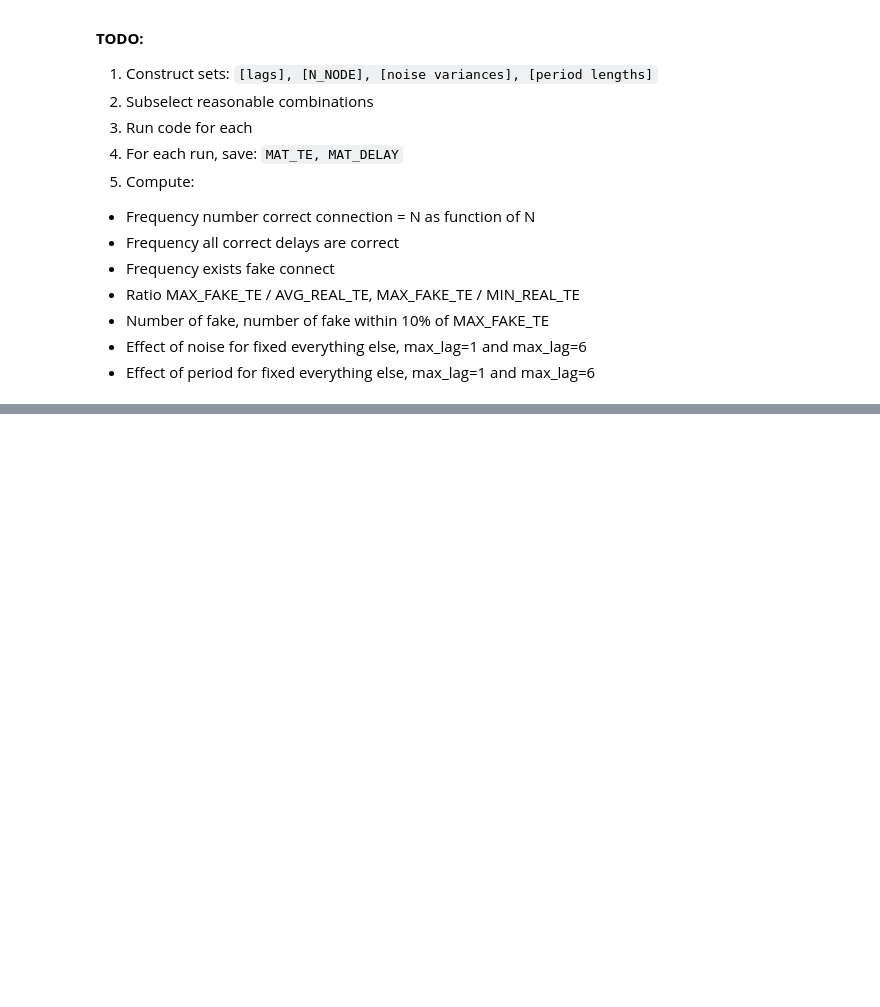
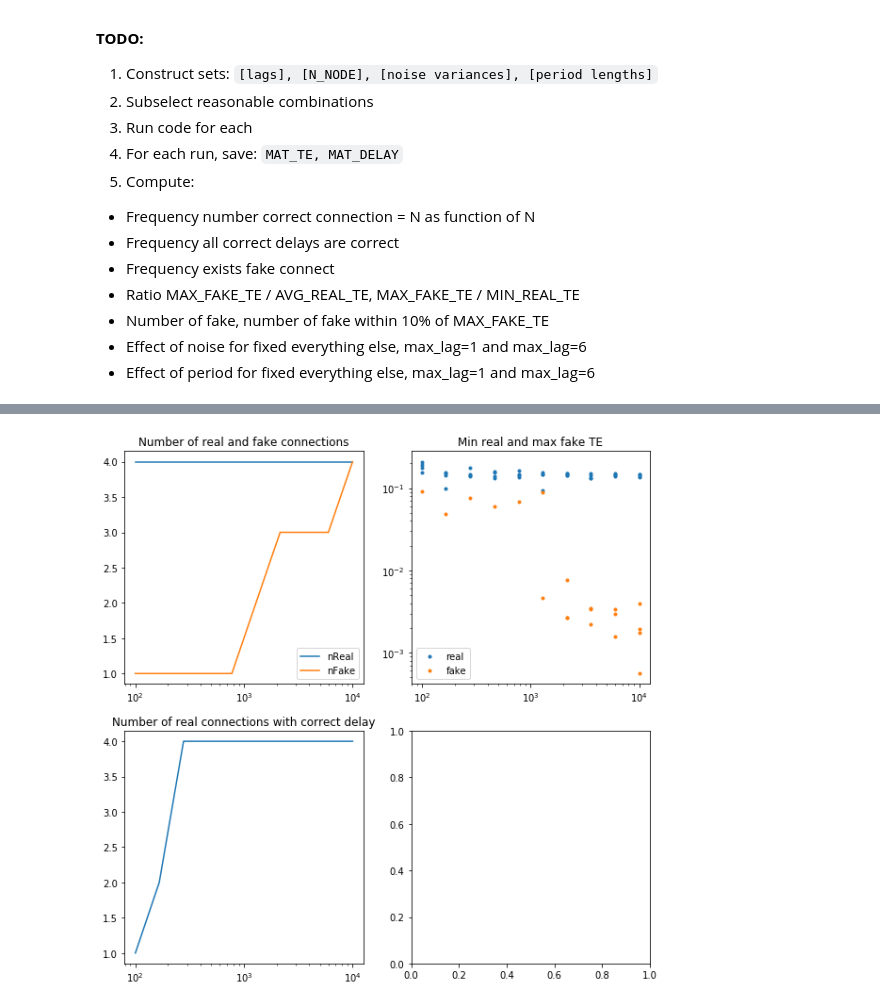
Before and after one commit to aleksejs-fomins/snippets-data-analysis, a Jupyter notebook: libraries/IDTxl/sanitycheck-multivariate-te.ipynb, the cells around one changed output, grey strips where cells are left out. Drawn from its saved outputs; the diff is of its cells as text; code cells hidden in the pictures; blank space fills up the shorter version.

```diff
--- a/libraries/IDTxl/sanitycheck-multivariate-te.ipynb
+++ b/libraries/IDTxl/sanitycheck-multivariate-te.ipynb
@@ -108,3 +136,23 @@ For var 4 sources [2, 1, 3, 0] delays [1, 1, 1, 1] te [0.00259699 0.00410539 0.0
   * Number of fake, number of fake within 10% of MAX_FAKE_TE
   * Effect of noise for fixed everything else, max_lag=1 and max_lag=6
   * Effect of period for fixed everything else, max_lag=1 and max_lag=6
+# %%
+%%time
+# Set parameters
+param = {
+    'ALPHA'   : 0.9,
+    'N_NODE'  : 5,
+    'N_DATA'  : 10000,
+    'T'       : 100,
+    'STD'     : 0.2
+}
+min_lag, max_lag = 1, 5
+
+nDataLst = (10**(np.linspace(2, 4, 10))).astype(int)
+resultsLst = []
+
+for N_DATA in nDataLst:
+    param['N_DATA'] = N_DATA
+
+    DS1 = DynSys(param)
+    resultsLst += [parseResults(DS1.computeTE(min_lag, max_lag), param['N_NODE'])]
@@ -110,0 +177,49 @@ For var 4 sources [2, 1, 3, 0] delays [1, 1, 1, 1] te [0.00259699 0.00410539 0.0
+# %%
+def flatten(lst):
+    return [v for sublst in lst for v in sublst]
+
+statsGlob = {'realTE' : [], 'fakeTE' : [], 'realLag' : [], 'fakeLag' : []}
+
+for N_DATA, rez in zip(nDataLst, resultsLst):
+    statsLoc = {'realTE' : [], 'fakeTE' : [], 'realLag' : [], 'fakeLag' : []}
+
+    for index, row in rez.iterrows():
+        i, j = int(row['src']), int(row['trg'])
+        if DS1.M[j,i] == 0:
+            statsLoc['fakeTE'] += [row['te']]
+            statsLoc['fakeLag'] += [row['lag']]
+        else:
+            statsLoc['realTE'] += [row['te']]
+            statsLoc['realLag'] += [row['lag']]
+
+    for key, val in statsLoc.items():
+        statsGlob[key] += [val]
+
+
+######################
+# Analysis
+######################
+nReal = [len(l) for l in statsGlob['realTE']]  # Number of real connections
+nFake = [len(l) for l in statsGlob['fakeTE']]  # Number of fake connections
+
+nDataLstReal = [[i]*n for i,n in zip(nDataLst, nReal)]  # Amount of data used to calculate each real TE
+nDataLstFake = [[i]*n for i,n in zip(nDataLst, nFake)]  # Amount of data used to calculate each fake TE
+
+nRealGoodDelay = [np.count_nonzero(np.array(lagLst) == 1) for lagLst in statsGlob['realLag']]
+
+fig, ax = plt.subplots(nrows=2, ncols=2, figsize=(10,10))
+ax[0][0].semilogx(nDataLst, nReal, label='nReal')
+ax[0][0].semilogx(nDataLst, nFake, label='nFake')
+ax[0][0].legend()
+ax[0][0].set_title('Number of real and fake connections')
+
+ax[0][1].loglog(flatten(nDataLstReal), flatten(statsGlob['realTE']), '.', label='real')
+ax[0][1].loglog(flatten(nDataLstFake), flatten(statsGlob['fakeTE']), '.', label='fake')
+ax[0][1].legend()
+ax[0][1].set_title('Min real and max fake TE')
+
+ax[1][0].semilogx(nDataLst, nRealGoodDelay)
+ax[1][0].set_title('Number of real connections with correct delay')
+plt.show()
+# %% [output]
+[figure, added]
```
Also changed, not shown: parts of 6 cells of this notebook.
